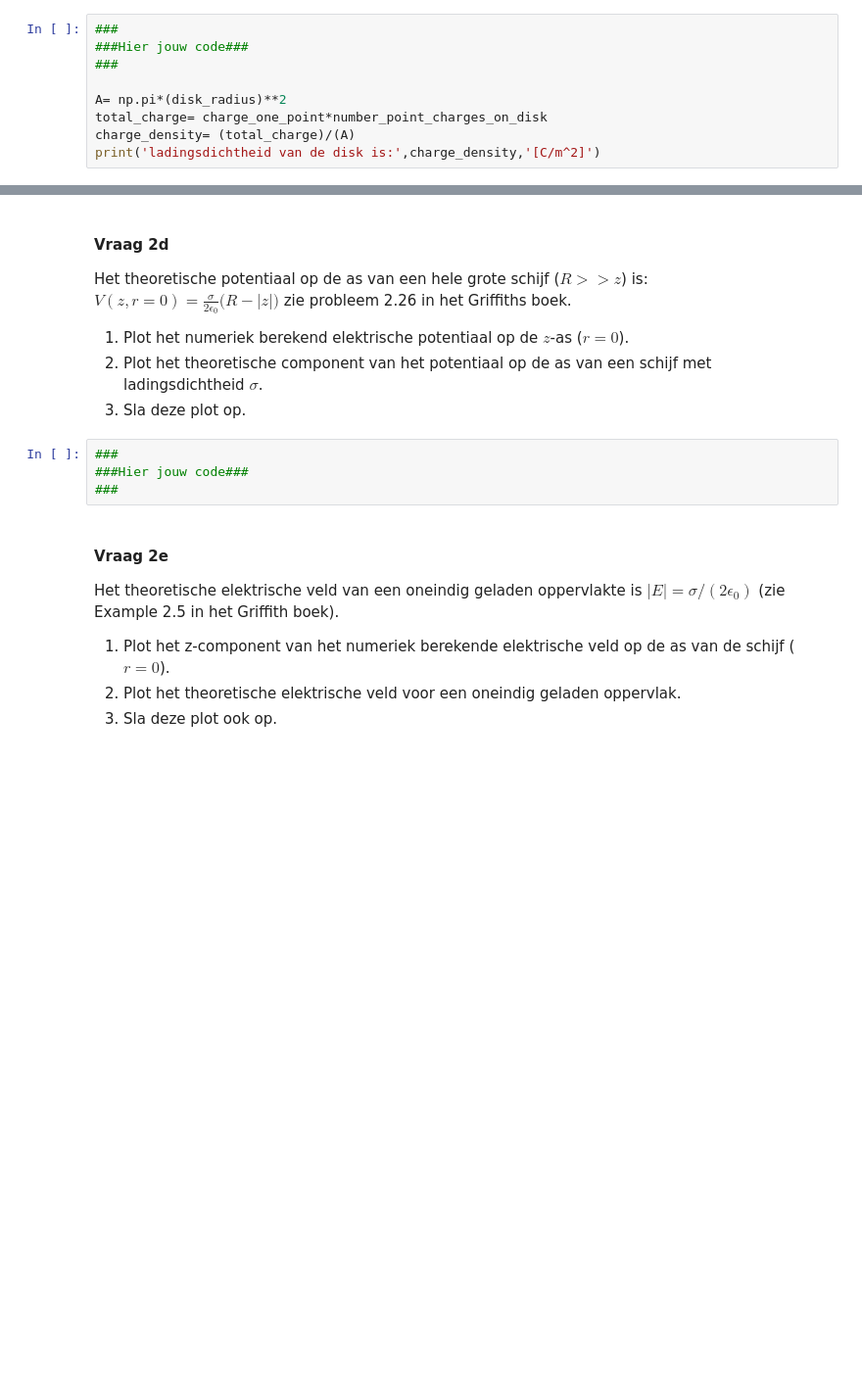
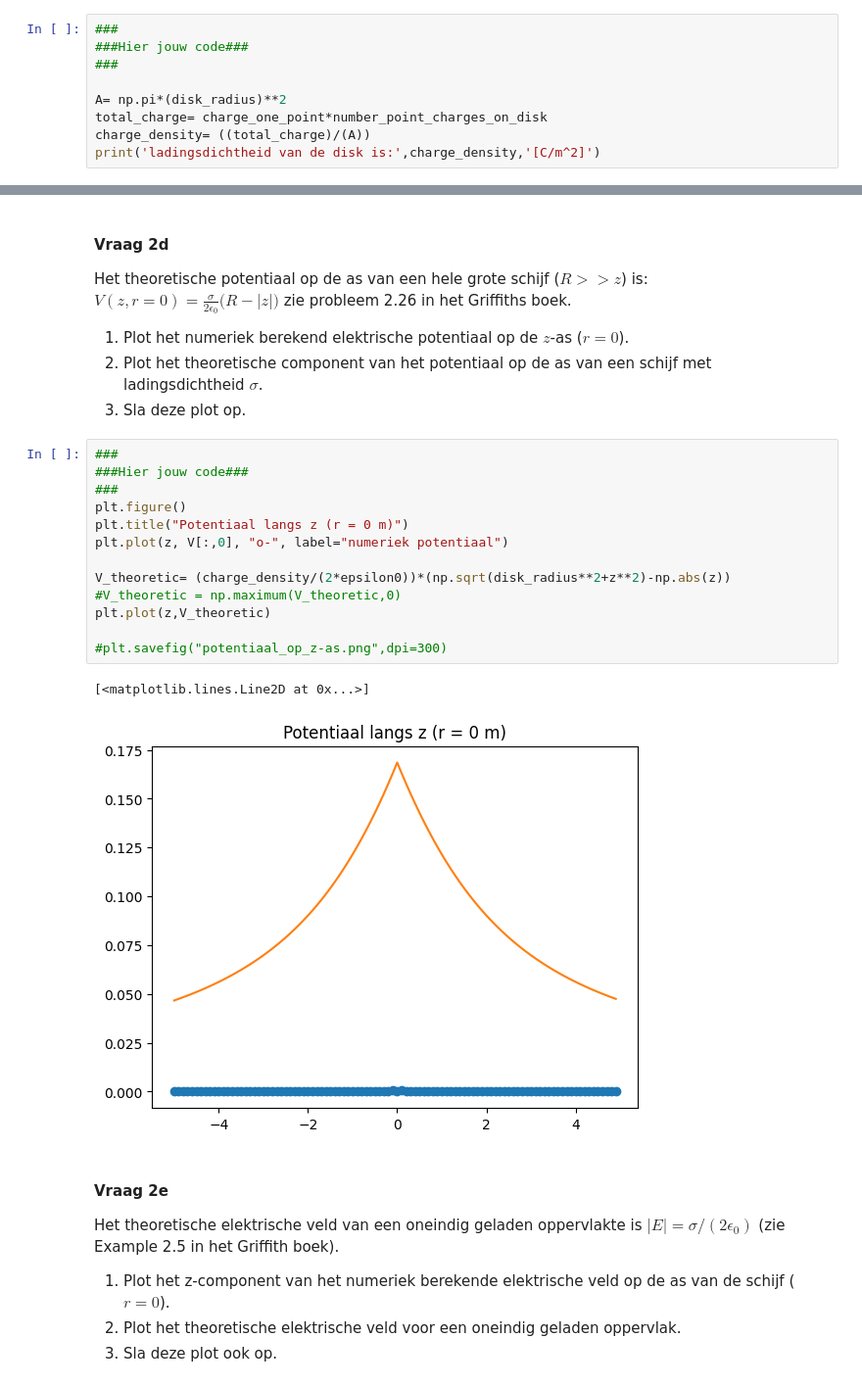
Before and after one commit to sdwijnands/opdrachten-DEF-D, a Jupyter notebook: DigitaleOntwerpopdrachten/1CondensatorOpdracht/CondensatorOntwerpopdracht.ipynb, the cells around one changed output, grey strips where cells are left out. Shown at 98% size. Cells and saved outputs as stored; diff of their text form; blank space fills up the shorter version.

```diff
--- a/DigitaleOntwerpopdrachten/1CondensatorOpdracht/CondensatorOntwerpopdracht.ipynb
+++ b/DigitaleOntwerpopdrachten/1CondensatorOpdracht/CondensatorOntwerpopdracht.ipynb
@@ -152,7 +193,7 @@ Het aantal punten dat gebruikt wordt om de schijf te creëren is number_point_ch
 
 A= np.pi*(disk_radius)**2
 total_charge= charge_one_point*number_point_charges_on_disk
-charge_density= (total_charge)/(A)
+charge_density= ((total_charge)/(A))
 print('ladingsdichtheid van de disk is:',charge_density,'[C/m^2]')
 # %% [output]
 ladingsdichtheid van de disk is: 9.948952331500036e-13 [C/m^2]
@@ -193,7 +244,19 @@ zie probleem 2.26 in het Griffiths boek.
 # %%
 ###
 ###Hier jouw code###
 ###
+plt.figure()
+plt.title("Potentiaal langs z (r = 0 m)")
+plt.plot(z, V[:,0], "o-", label="numeriek potentiaal")
+
+V_theoretic= (charge_density/(2*epsilon0))*(np.sqrt(disk_radius**2+z**2)-np.abs(z))
+#V_theoretic = np.maximum(V_theoretic,0)
+plt.plot(z,V_theoretic)
+
+#plt.savefig("potentiaal_op_z-as.png",dpi=300)
+# %% [output]
+[<matplotlib.lines.Line2D at 0x...>]
+[figure, added]
 # %% [markdown]
 #### Vraag 2e
 
```
Also changed, not shown: parts of 6 cells of this notebook.
